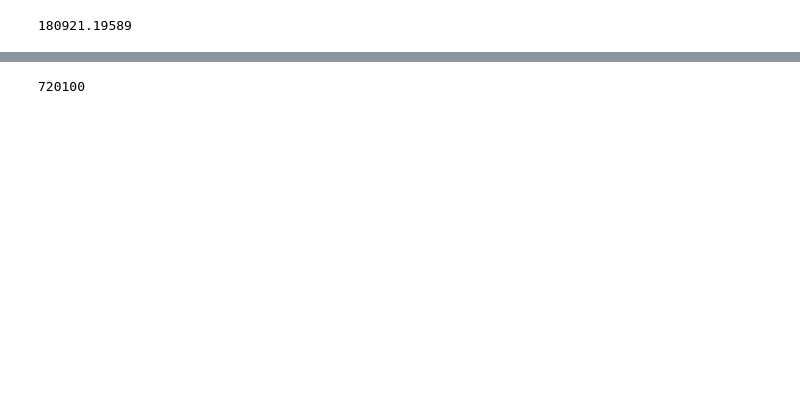
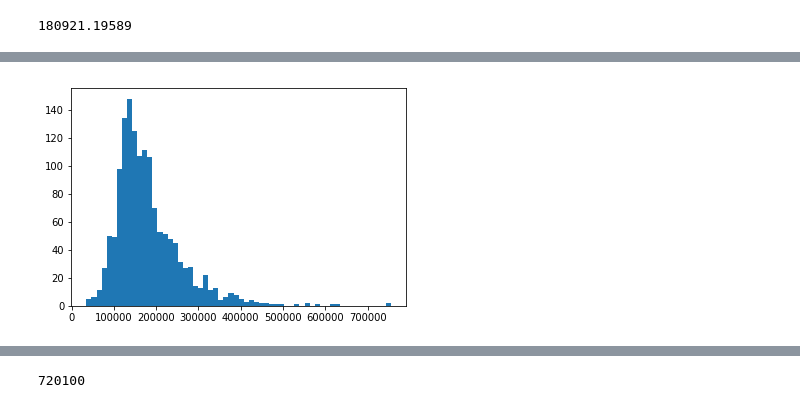
Before and after one commit to commit-live-students/descriptive_stats_in_class, a Jupyter notebook: notebooks/slides_descriptive_stats.ipynb, the cells around one changed output, grey strips where cells are left out. Drawn from its saved outputs; the diff is of its cells as text; code cells hidden in the pictures; blank space fills up the shorter version.

```diff
--- a/notebooks/descriptive_stats_slides.ipynb
+++ b/notebooks/slides_descriptive_stats.ipynb
@@ -409,0 +359,5 @@ So Mathematically speaking, John is trying to this:
+# %%
+plt.hist(Sales_price, bins=60)
+plt.show()
+# %% [output]
+[figure, added]
```
Also changed, not shown: parts of 115 cells of this notebook, 1 other file.
